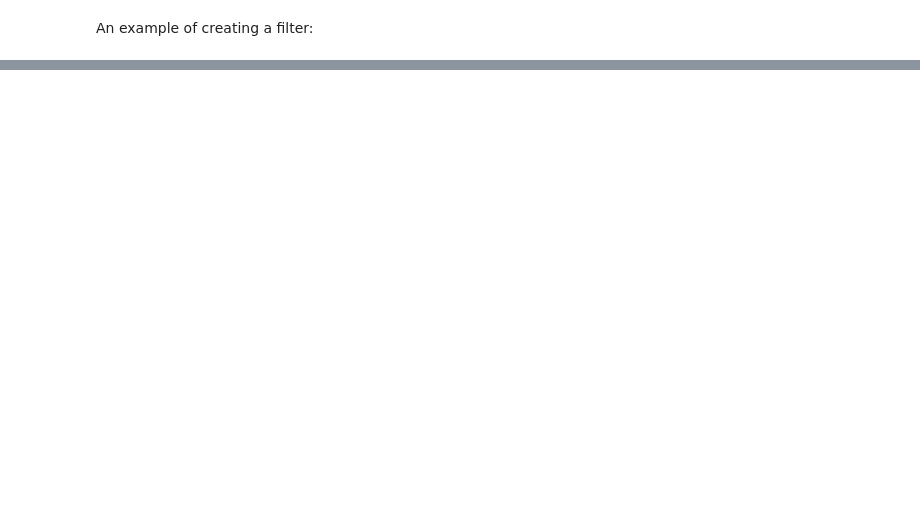
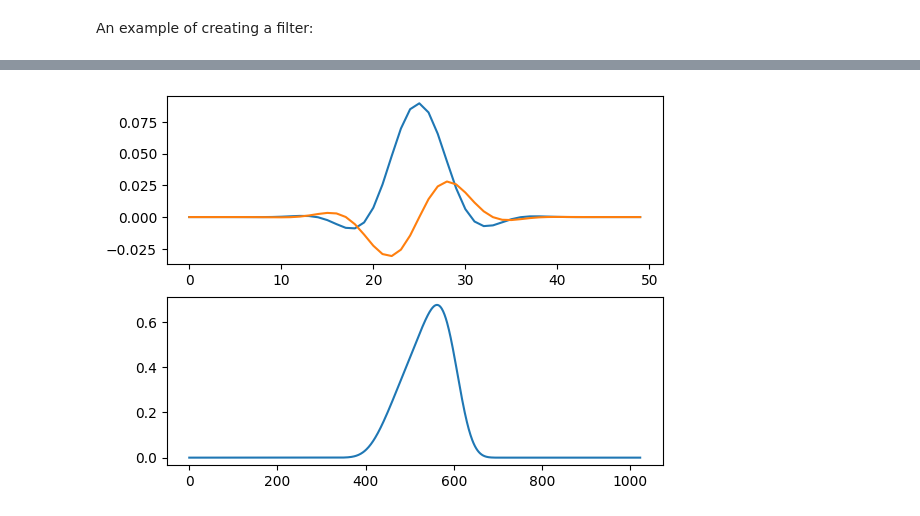
Before and after one commit to EddieCarrera/PySDR, a Jupyter notebook: Filters.ipynb, the cells around one changed output, grey strips where cells are left out. Saved outputs shown, nothing was run; the diff lists cells and outputs as text; code cells hidden in the pictures; blank space fills up the shorter version.

```diff
--- a/Filters.ipynb
+++ b/Filters.ipynb
@@ -89,0 +172,13 @@ One way to design this kind of filter is to make a low-pass filter with a cutoff
+# %%
+# After creating h using the previous code, create and apply the window
+window = np.hamming(len(h))
+h = h * window
+H_fft = np.fft.fftshift(np.abs(np.fft.fft(h, 1024)))
+
+fig, ax = plt.subplots(2,1)
+ax[0].plot(np.real(h))
+ax[0].plot(np.imag(h))
+ax[1].plot(H_fft)
+plt.show()
+# %% [output]
+[figure, added]
```
Also changed, not shown: parts of 14 cells of this notebook.
